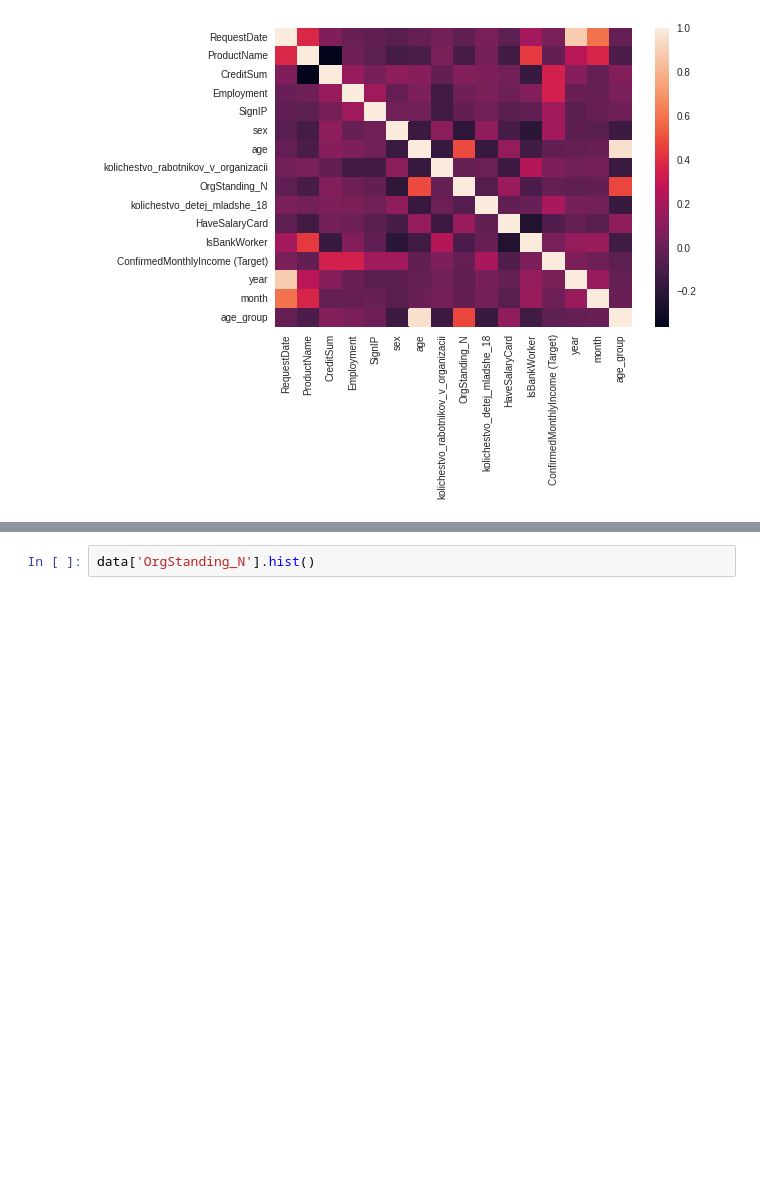
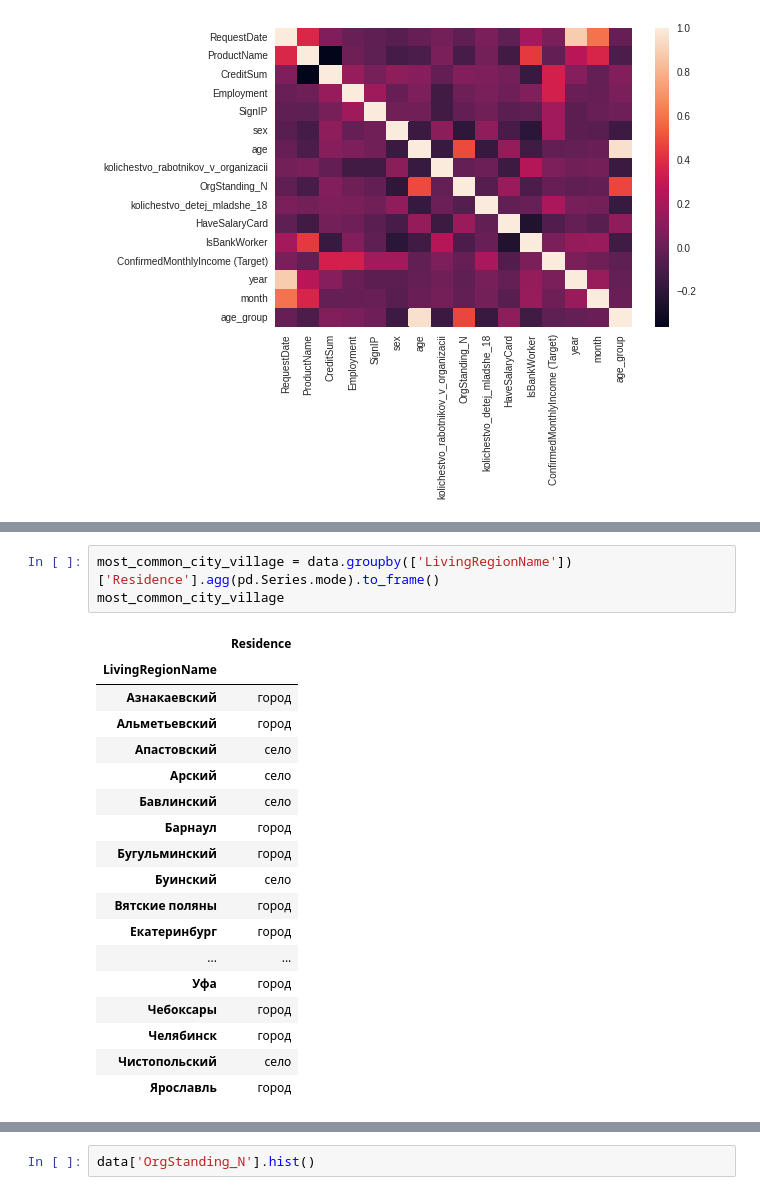
Before and after one commit to artemgur/akbars, a Jupyter notebook: akbars.ipynb, the cells around one changed output, grey strips where cells are left out. Cells and saved outputs as stored; diff of their text form; blank space fills up the shorter version.

```diff
--- a/akbars.ipynb
+++ b/akbars.ipynb
@@ -536,0 +562,22 @@ sns.heatmap(corr,
+# %%
+most_common_city_village = data.groupby(['LivingRegionName'])['Residence'].agg(pd.Series.mode).to_frame()
+most_common_city_village
+# %% [output]
+|  | Residence |
+| LivingRegionName |  |
+| Азнакаевский | город |
+| Альметьевский | город |
+| Апастовский | село |
+| Арский | село |
+| Бавлинский | село |
+| Барнаул | город |
+| Бугульминский | город |
+| Буинский | село |
+| Вятские поляны | город |
+| Екатеринбург | город |
+| ... | ... |
+| Уфа | город |
+| Чебоксары | город |
+| Челябинск | город |
+| Чистопольский | село |
+| Ярославль | город |
```
Also changed, not shown: parts of 16 cells of this notebook.
